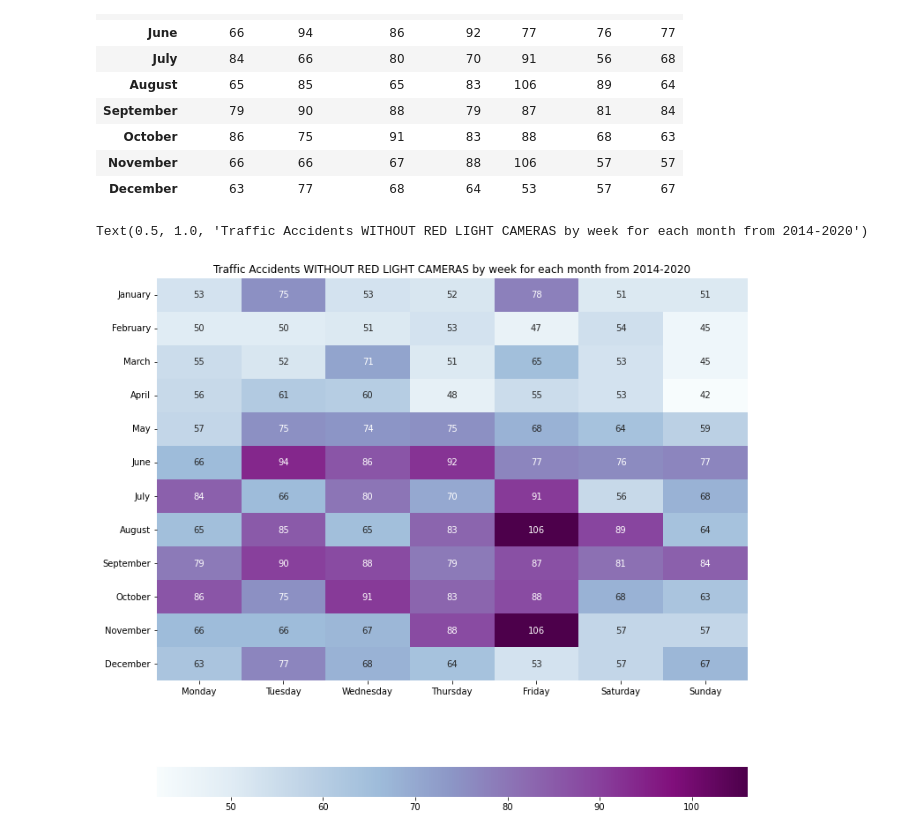
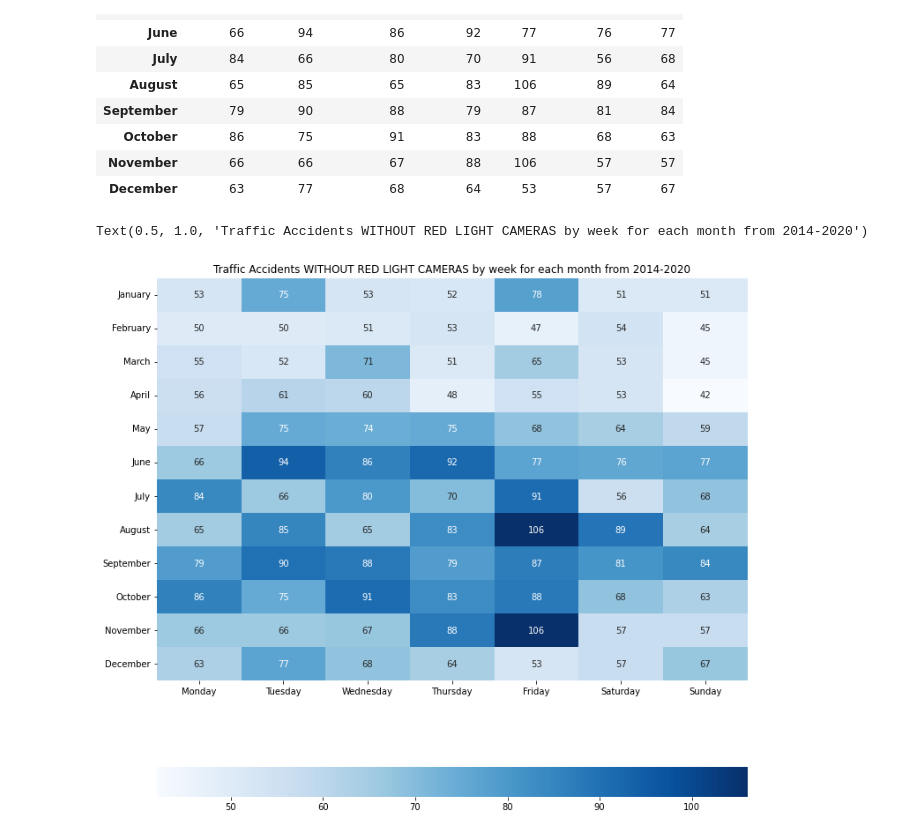
Before and after one commit to barharding/Crash-Detectives, a Jupyter notebook: EDA/Notebooks/With_Without_Red_Light_Camera.ipynb, the cells around one changed output. Cells and saved outputs as stored; diff of their text form; code cells hidden in the pictures.

```diff
--- a/EDA/Notebooks/With_Without_Red_Light_Camera.ipynb
+++ b/EDA/Notebooks/With_Without_Red_Light_Camera.ipynb
@@ -779,9 +779,9 @@ heatmap_df
 # %%
 import seaborn as sns
 import matplotlib.pyplot as plt
 fig = plt.figure(figsize=(12,12))
-map1 = sns.heatmap(heatmap_df, annot=True, fmt="d", cmap='BuPu', cbar_kws={"orientation": "horizontal"} )
+map1 = sns.heatmap(heatmap_df, annot=True, fmt="d", cmap='Blues', cbar_kws={"orientation": "horizontal"} )
 map1.set_title("Traffic Accidents WITHOUT RED LIGHT CAMERAS by week for each month from 2014-2020")
 # %% [output]
 Text(0.5, 1.0, 'Traffic Accidents WITHOUT RED LIGHT CAMERAS by week for each month from 2014-2020')
-[figure, old version]
+[figure, new version]
```
Also changed, not shown: parts of 1 cell of this notebook, 1 other file.
